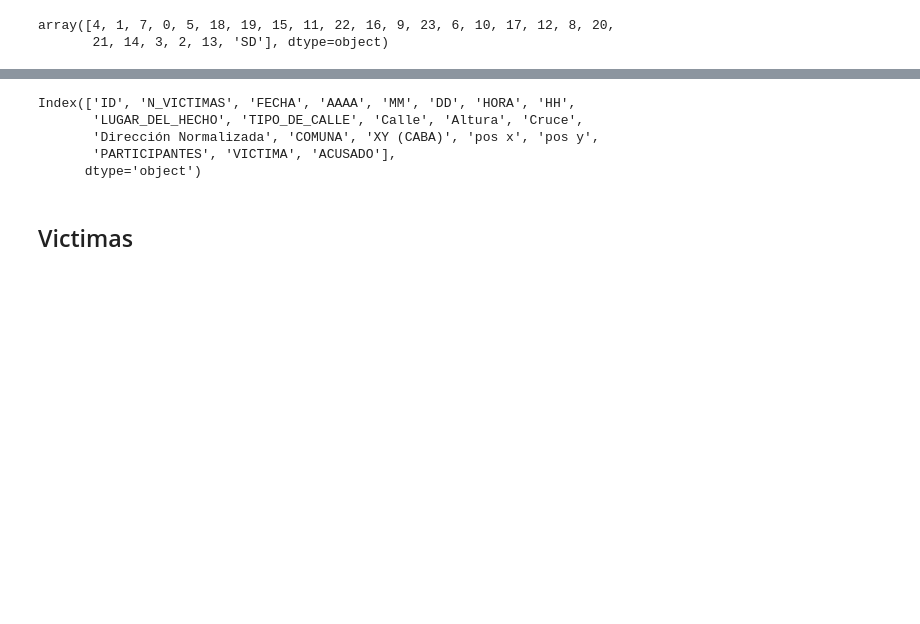
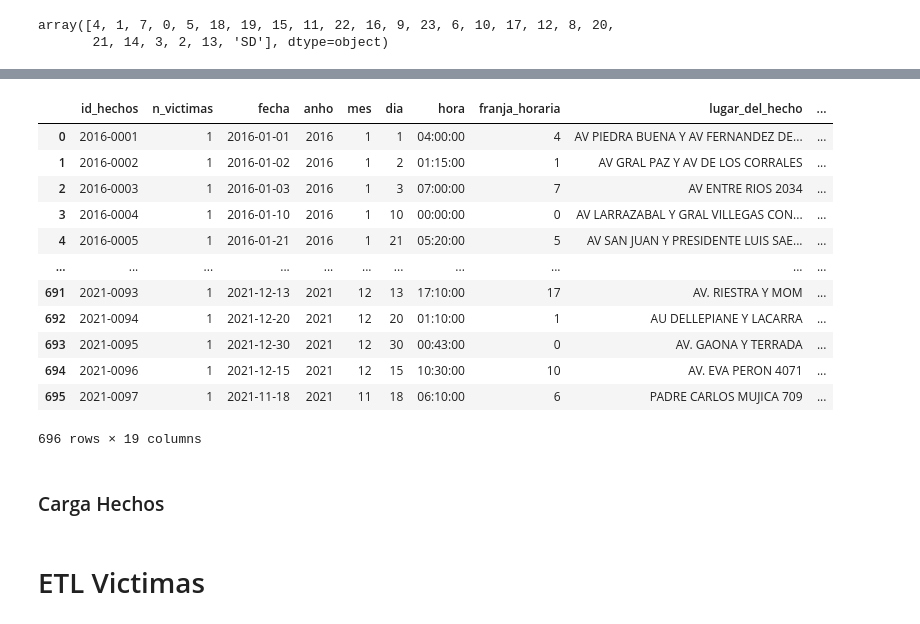
Before and after one commit to dalejandroramirez/siniestros_viales_PI_2, a Jupyter notebook: etl/ETL.ipynb, the cells around one changed output, grey strips where cells are left out. Drawn from its saved outputs; the diff is of its cells as text; code cells hidden in the pictures; blank space fills up the shorter version.

```diff
--- a/etl/ETL.ipynb
+++ b/etl/ETL.ipynb
@@ -109,0 +192,23 @@ dtype: int64
+# %%
+nombres_columnas = {
+    'ID': 'id_hechos',
+    'N_VICTIMAS': 'n_victimas',
+    'FECHA': 'fecha',
+    'AAAA': 'anho',
+    'MM': 'mes',
+    'DD': 'dia',
+    'HORA': 'hora',
+    'HH': 'franja_horaria',
+    'LUGAR_DEL_HECHO': 'lugar_del_hecho',
+    'TIPO_DE_CALLE': 'tipo_de_calle',
+    'Calle': 'calle',
+    'Dirección Normalizada': 'direccion_normalizada',
+    'COMUNA': 'comuna',
+    'pos x': 'longitud',
+    'pos y': 'latitud',
+    'PARTICIPANTES': 'participantes',
+    'VICTIMA': 'victimas',
+    'ACUSADO': 'acusado',
+}
+
+hechos.rename(columns=nombres_columnas, inplace=True)
@@ -109,0 +233,2 @@ dtype: int64
+# %%
+hechos.loc[(hechos['Cruce_boolean']==-1) & (hechos['tipo_de_calle'] == 'AUTOPISTA'),'Cruce_boolean'] = 0
@@ -109,0 +244,2 @@ dtype: int64
+# %%
+hechos.loc[(hechos['Cruce_boolean']==-1) & hechos['id_hechos'].isin(['2017-0042','2020-0039']), 'Cruce_boolean'] = 0
@@ -110,14 +267,26 @@ dtype: int64
+# %%
+hechos.loc[hechos['id_hechos']=='2016-0151','Cruce_boolean'] = 1
+# %%
+hechos
+# %% [output]
+|  | id_hechos | n_victimas | fecha | anho | mes | dia | hora | franja_horaria | lugar_del_hecho | ... |
+| 0 | 2016-0001 | 1 | 2016-01-01 | 2016 | 1 | 1 | 04:00:00 | 4 | AV PIEDRA BUENA Y AV FERNANDEZ DE... | ... |
+| 1 | 2016-0002 | 1 | 2016-01-02 | 2016 | 1 | 2 | 01:15:00 | 1 | AV GRAL PAZ Y AV DE LOS CORRALES | ... |
+| 2 | 2016-0003 | 1 | 2016-01-03 | 2016 | 1 | 3 | 07:00:00 | 7 | AV ENTRE RIOS 2034 | ... |
+| 3 | 2016-0004 | 1 | 2016-01-10 | 2016 | 1 | 10 | 00:00:00 | 0 | AV LARRAZABAL Y GRAL VILLEGAS CON... | ... |
+| 4 | 2016-0005 | 1 | 2016-01-21 | 2016 | 1 | 21 | 05:20:00 | 5 | AV SAN JUAN Y PRESIDENTE LUIS SAE... | ... |
+| ... | ... | ... | ... | ... | ... | ... | ... | ... | ... | ... |
+| 691 | 2021-0093 | 1 | 2021-12-13 | 2021 | 12 | 13 | 17:10:00 | 17 | AV. RIESTRA Y MOM | ... |
+| 692 | 2021-0094 | 1 | 2021-12-20 | 2021 | 12 | 20 | 01:10:00 | 1 | AU DELLEPIANE Y LACARRA | ... |
+| 693 | 2021-0095 | 1 | 2021-12-30 | 2021 | 12 | 30 | 00:43:00 | 0 | AV. GAONA Y TERRADA | ... |
+| 694 | 2021-0096 | 1 | 2021-12-15 | 2021 | 12 | 15 | 10:30:00 | 10 | AV. EVA PERON 4071 | ... |
+| 695 | 2021-0097 | 1 | 2021-11-18 | 2021 | 11 | 18 | 06:10:00 | 6 | PADRE CARLOS MUJICA 709 | ... |
+696 rows × 19 columns
+# %% [markdown]
+### Carga Hechos
 # %%
 path_hechos_clear = os.path.join('..','data','clear','hechos_homicidios.csv')
 # %%
 hechos.to_csv(path_hechos_clear,index=False)
-# %%
-hechos.columns
-# %% [output]
-Index(['ID', 'N_VICTIMAS', 'FECHA', 'AAAA', 'MM', 'DD', 'HORA', 'HH',
-       'LUGAR_DEL_HECHO', 'TIPO_DE_CALLE', 'Calle', 'Altura', 'Cruce',
-       'Dirección Normalizada', 'COMUNA', 'XY (CABA)', 'pos x', 'pos y',
-       'PARTICIPANTES', 'VICTIMA', 'ACUSADO'],
-      dtype='object')
 # %% [markdown]
-## Victimas
+# ETL Victimas
```
Also changed, not shown: parts of 65 cells of this notebook, 1 other file.
